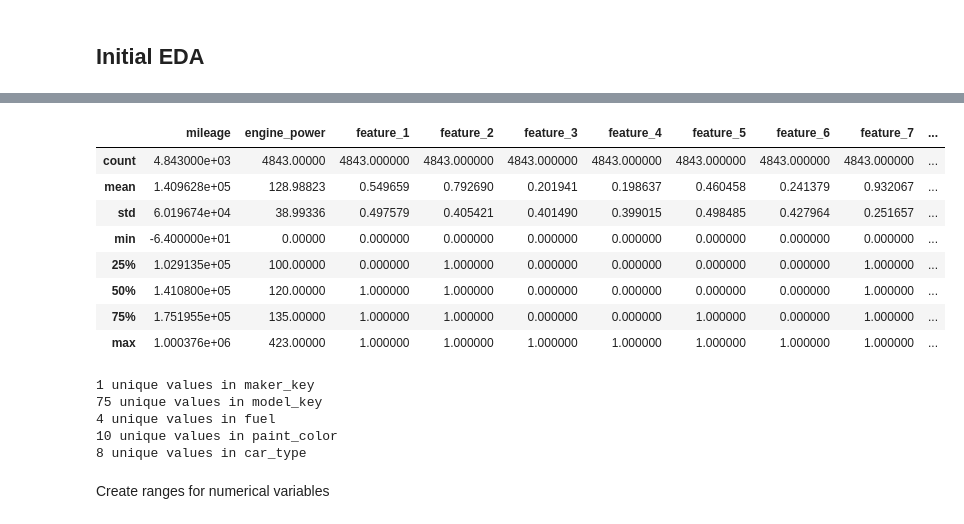
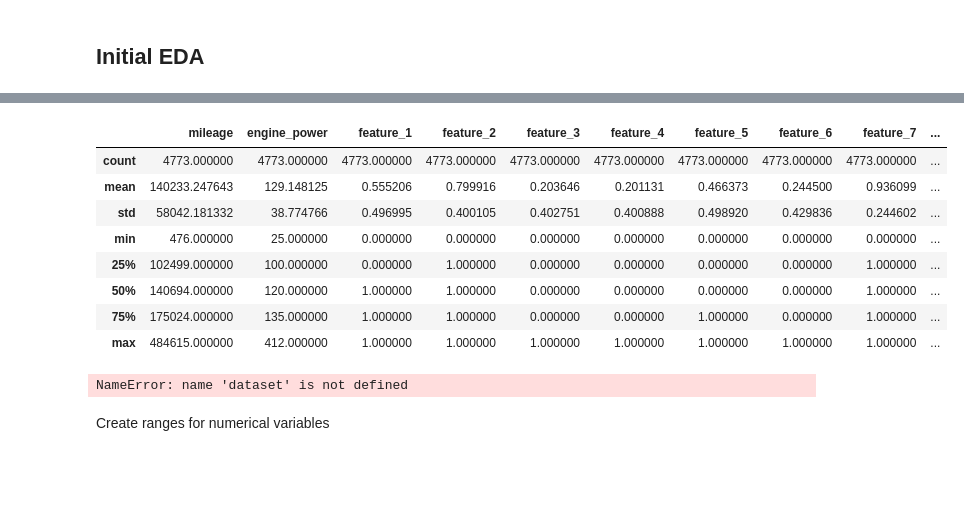
Before and after one commit to adriabuil/challenge_adria_buil, a Jupyter notebook: notebooks/EDA.ipynb, the cells around one changed output, grey strips where cells are left out. Cells and saved outputs as stored; diff of their text form; code cells hidden in the pictures; blank space fills up the shorter version.

```diff
--- a/notebooks/EDA.ipynb
+++ b/notebooks/EDA.ipynb
@@ -122,0 +13,6 @@ dataset.shape
+# %%
+data = src.preprocessing.load_data('data/data_pricing_challenge.csv')
+df_1 = src.preprocessing.delete_outliers(data)
+df_2 = src.preprocessing.strings_to_date(df_1)
+df_3 = src.preprocessing.booleans_to_numeric(df_2)
+dataframe = src.preprocessing.strings_to_numeric(df_3)
@@ -145,12 +43,12 @@ memory usage: 529.8+ KB
 # %%
-dataset.describe()
+dataframe.describe()
 # %% [output]
 |  | mileage | engine_power | feature_1 | feature_2 | feature_3 | feature_4 | feature_5 | feature_6 | feature_7 | ... |
-| count | 4.843000e+03 | 4843.00000 | 4843.000000 | 4843.000000 | 4843.000000 | 4843.000000 | 4843.000000 | 4843.000000 | 4843.000000 | ... |
-| mean | 1.409628e+05 | 128.98823 | 0.549659 | 0.792690 | 0.201941 | 0.198637 | 0.460458 | 0.241379 | 0.932067 | ... |
-| std | 6.019674e+04 | 38.99336 | 0.497579 | 0.405421 | 0.401490 | 0.399015 | 0.498485 | 0.427964 | 0.251657 | ... |
-| min | -6.400000e+01 | 0.00000 | 0.000000 | 0.000000 | 0.000000 | 0.000000 | 0.000000 | 0.000000 | 0.000000 | ... |
-| 25% | 1.029135e+05 | 100.00000 | 0.000000 | 1.000000 | 0.000000 | 0.000000 | 0.000000 | 0.000000 | 1.000000 | ... |
-| 50% | 1.410800e+05 | 120.00000 | 1.000000 | 1.000000 | 0.000000 | 0.000000 | 0.000000 | 0.000000 | 1.000000 | ... |
-| 75% | 1.751955e+05 | 135.00000 | 1.000000 | 1.000000 | 0.000000 | 0.000000 | 1.000000 | 0.000000 | 1.000000 | ... |
-| max | 1.000376e+06 | 423.00000 | 1.000000 | 1.000000 | 1.000000 | 1.000000 | 1.000000 | 1.000000 | 1.000000 | ... |
+| count | 4773.000000 | 4773.000000 | 4773.000000 | 4773.000000 | 4773.000000 | 4773.000000 | 4773.000000 | 4773.000000 | 4773.000000 | ... |
+| mean | 140233.247643 | 129.148125 | 0.555206 | 0.799916 | 0.203646 | 0.201131 | 0.466373 | 0.244500 | 0.936099 | ... |
+| std | 58042.181332 | 38.774766 | 0.496995 | 0.400105 | 0.402751 | 0.400888 | 0.498920 | 0.429836 | 0.244602 | ... |
+| min | 476.000000 | 25.000000 | 0.000000 | 0.000000 | 0.000000 | 0.000000 | 0.000000 | 0.000000 | 0.000000 | ... |
+| 25% | 102499.000000 | 100.000000 | 0.000000 | 1.000000 | 0.000000 | 0.000000 | 0.000000 | 0.000000 | 1.000000 | ... |
+| 50% | 140694.000000 | 120.000000 | 1.000000 | 1.000000 | 0.000000 | 0.000000 | 0.000000 | 0.000000 | 1.000000 | ... |
+| 75% | 175024.000000 | 135.000000 | 1.000000 | 1.000000 | 0.000000 | 0.000000 | 1.000000 | 0.000000 | 1.000000 | ... |
+| max | 484615.000000 | 412.000000 | 1.000000 | 1.000000 | 1.000000 | 1.000000 | 1.000000 | 1.000000 | 1.000000 | ... |
@@ -160,14 +55,10 @@ dataset = dataset[(dataset['mileage'] >= 0)]  #& (dataset['mileage'] <= 500000)]
 # %%
-for column in dataset.columns:
-    if dataset[column].dtype == object:
-        unique_values = dataset[column].nunique()
+for column in dataframe.columns:
+    if dataframe[column].dtype == object:
+        unique_values = dataframe[column].nunique()
         print(f'{unique_values} unique values in {column}')
 # %% [output]
-1 unique values in maker_key
-75 unique values in model_key
-4 unique values in fuel
-10 unique values in paint_color
-8 unique values in car_type
+NameError: name 'dataset' is not defined
 # %% [markdown]
 Create ranges for numerical variables
 # %%
```
Also changed, not shown: parts of 25 cells of this notebook, 5 other files.
